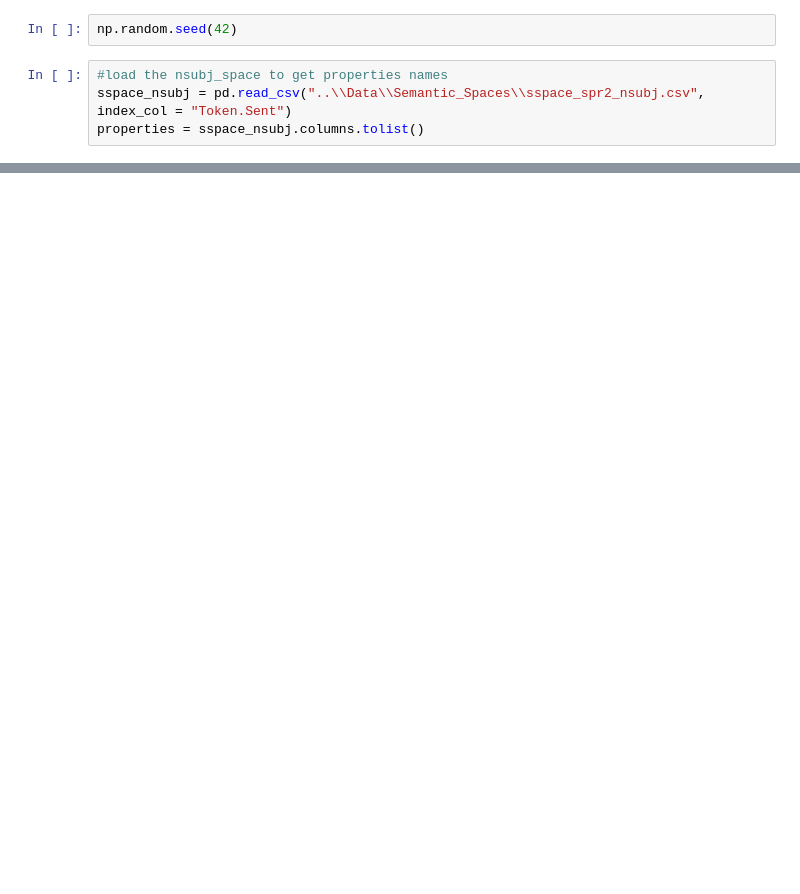
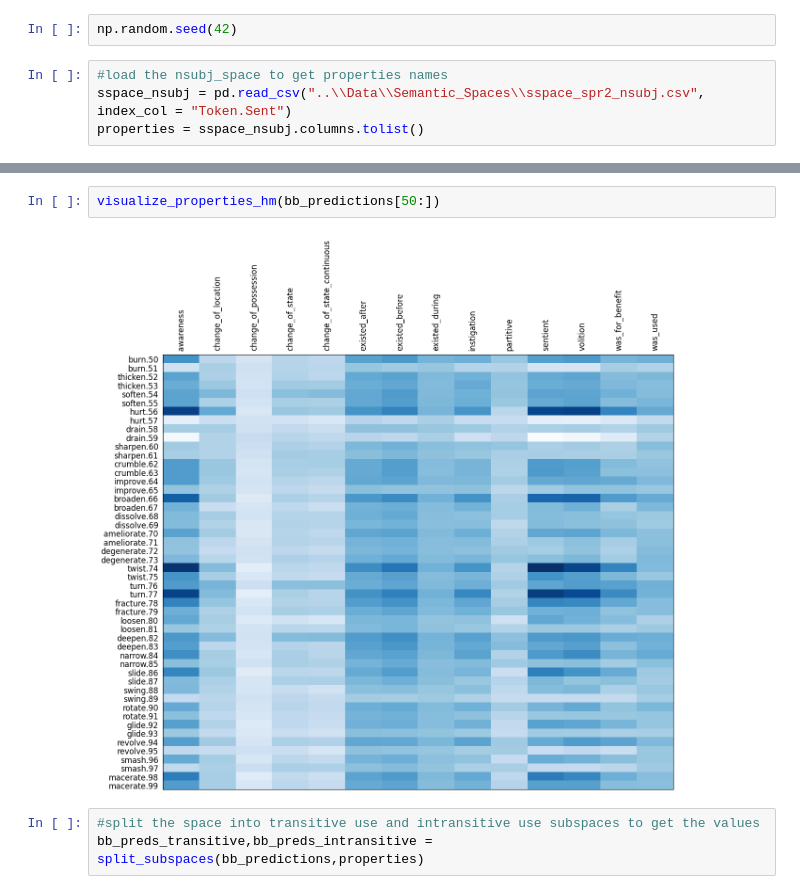
Before and after one commit to aittam9/PaperLeL, a Jupyter notebook: Code/Anticausative_Predictions.ipynb, the cells around one changed output, grey strips where cells are left out. Drawn from its saved outputs; the diff is of its cells as text; blank space fills up the shorter version.

```diff
--- a/Code/Anticausative_Predictions.ipynb
+++ b/Code/Anticausative_Predictions.ipynb
@@ -60,0 +74,7 @@ bb_predictions.apply(lambda x:(x-x.min())/(x.max()-x.min()))
+# %%
+visualize_properties_hm(bb_predictions[50:])
+# %% [output]
+[figure, added]
+# %%
+#split the space into transitive use and intransitive use subspaces to get the values
+bb_preds_transitive,bb_preds_intransitive = split_subspaces(bb_predictions,properties)
```
Also changed, not shown: parts of 31 cells of this notebook, 5 other files.
